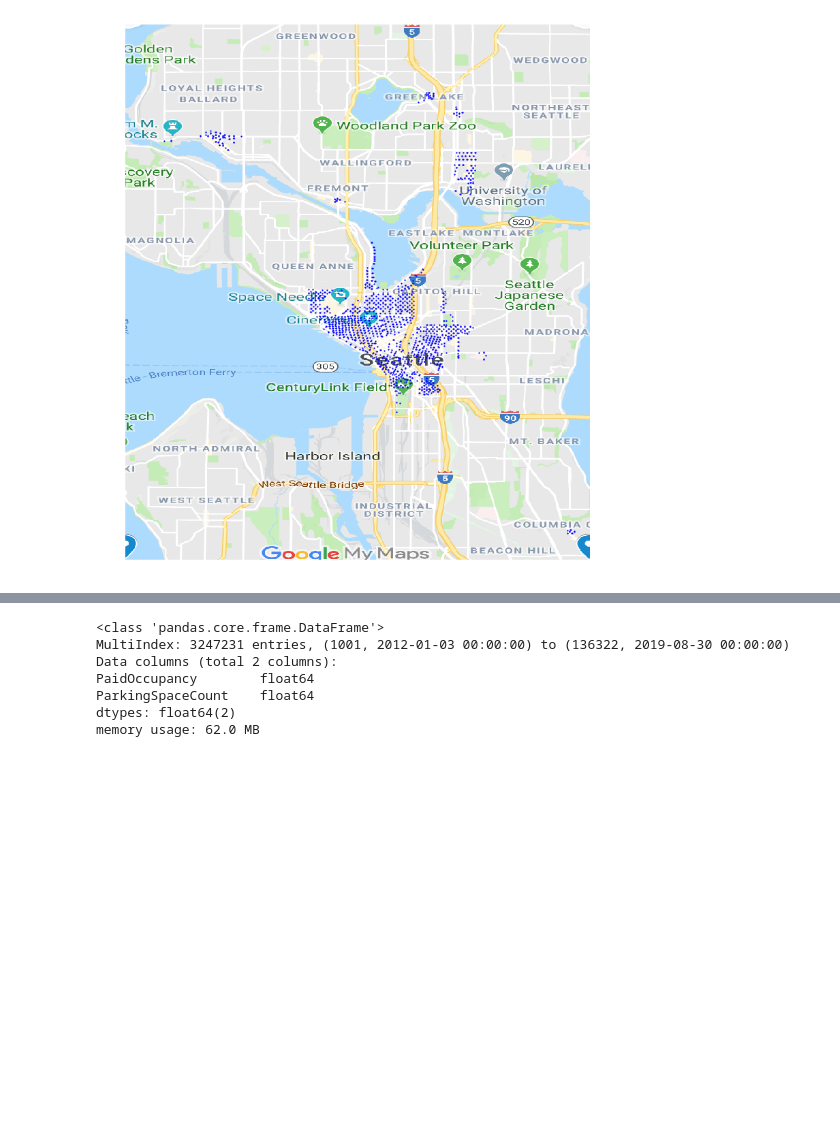
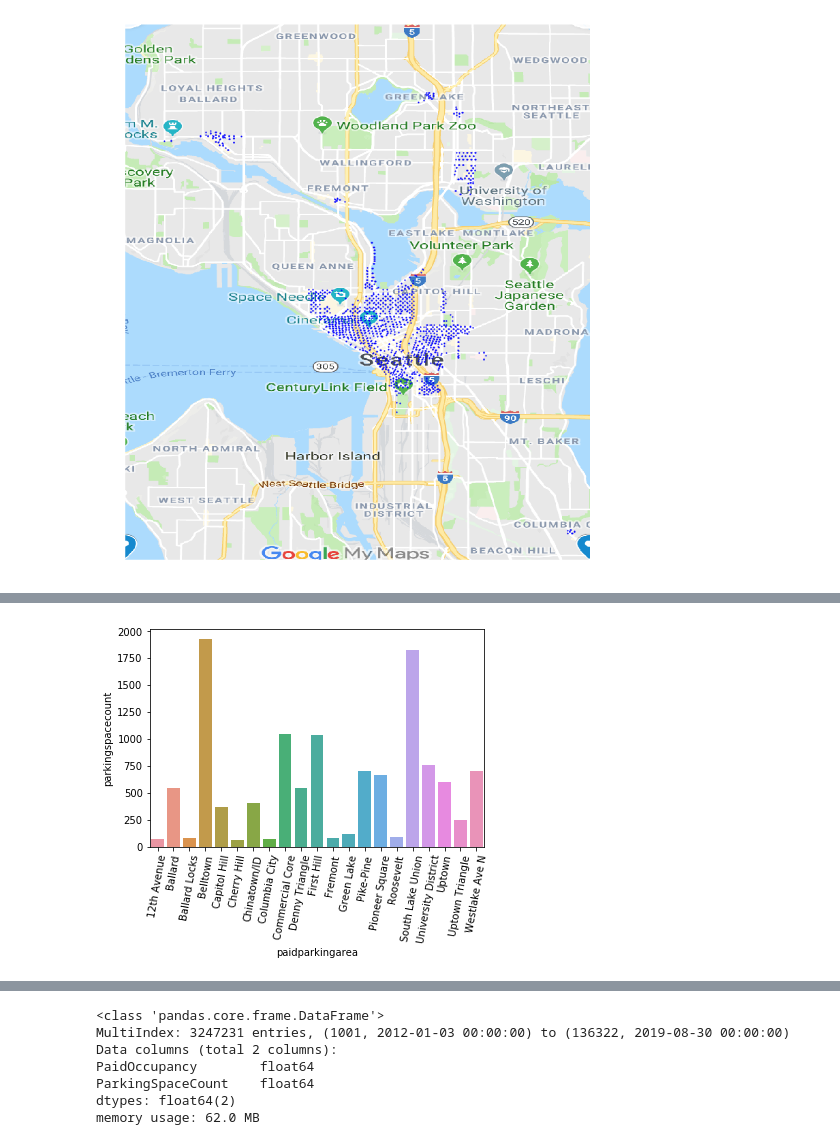
Before and after one commit to mocohen/Capstone-Project-1, a Jupyter notebook: EDA.ipynb, the cells around one changed output, grey strips where cells are left out. Saved outputs shown, nothing was run; the diff lists cells and outputs as text; code cells hidden in the pictures; blank space fills up the shorter version.

```diff
--- a/EDA.ipynb
+++ b/EDA.ipynb
@@ -78,0 +75,2 @@ To inspect general trends in the data, I group the data into daily averages for
+# %%
+parking_area = blockface_detail.groupby('paidparkingarea').sum().reset_index()
@@ -78,0 +97,5 @@ To inspect general trends in the data, I group the data into daily averages for
+# %%
+g = sns.barplot(data=parking_area, x='paidparkingarea', y='parkingspacecount')
+_ = plt.xticks(rotation=80)
+# %% [output]
+[figure, added]
```
Also changed, not shown: parts of 5 cells of this notebook.
